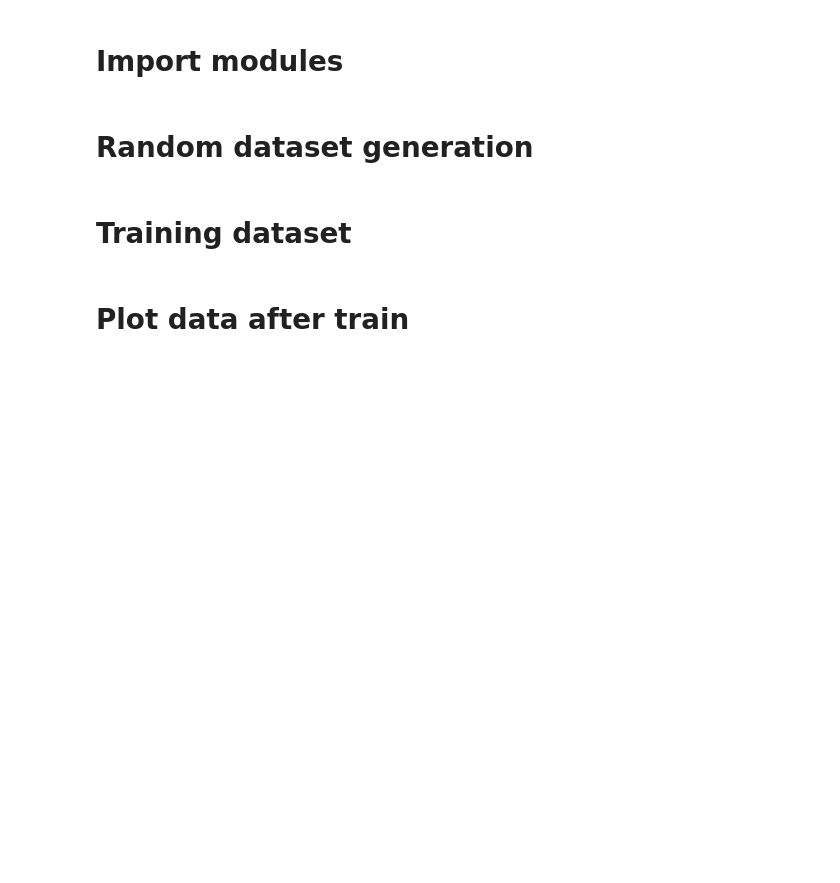
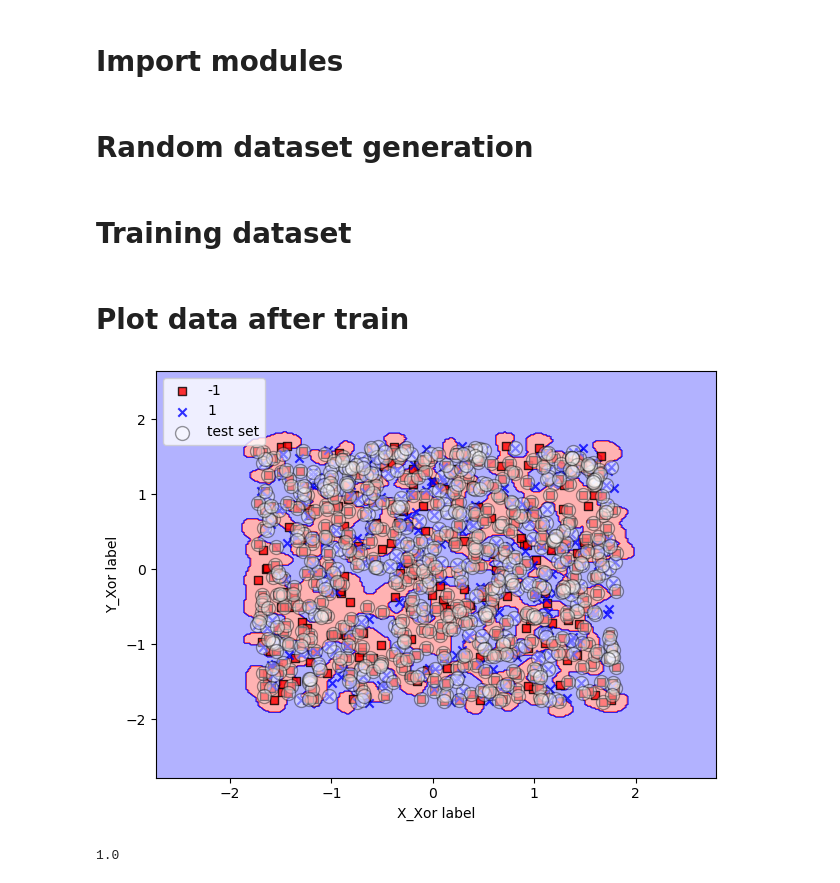
Before and after one commit to trietmt9/AI_Learning, a Jupyter notebook: HomeWork/SVM_homework/RBF.ipynb, the cells around one changed output. Saved outputs shown, nothing was run; the diff lists cells and outputs as text; code cells hidden in the pictures; blank space fills up the shorter version.

```diff
--- a/HomeWork/SVM_homework/RBF.ipynb
+++ b/HomeWork/SVM_homework/RBF.ipynb
@@ -53,10 +53,13 @@ Y_hat = svm_clf.predict(X_test)
 # %%
 X_combined = np.vstack((X_train, X_test))
 Y_combined = np.hstack((y_train, y_test))
-plot_decision_regions(X_combined, Y_combined, classifier=svm_clf, test_idx=range(900, 1000))
+plot_decision_regions(X_combined, Y_combined, classifier=svm_clf, test_idx=range(300, 1000))
 plt.xlabel('X_Xor label')
 plt.ylabel('Y_Xor label')
 plt.legend(loc='upper left')
 plt.tight_layout()
 plt.show()
-svm_clf.score(X_test, y_test)
+svm_clf.score(X_train, y_train)
+# %% [output]
+[figure, added]
+1.0
```
Also changed, not shown: 1 other file.
